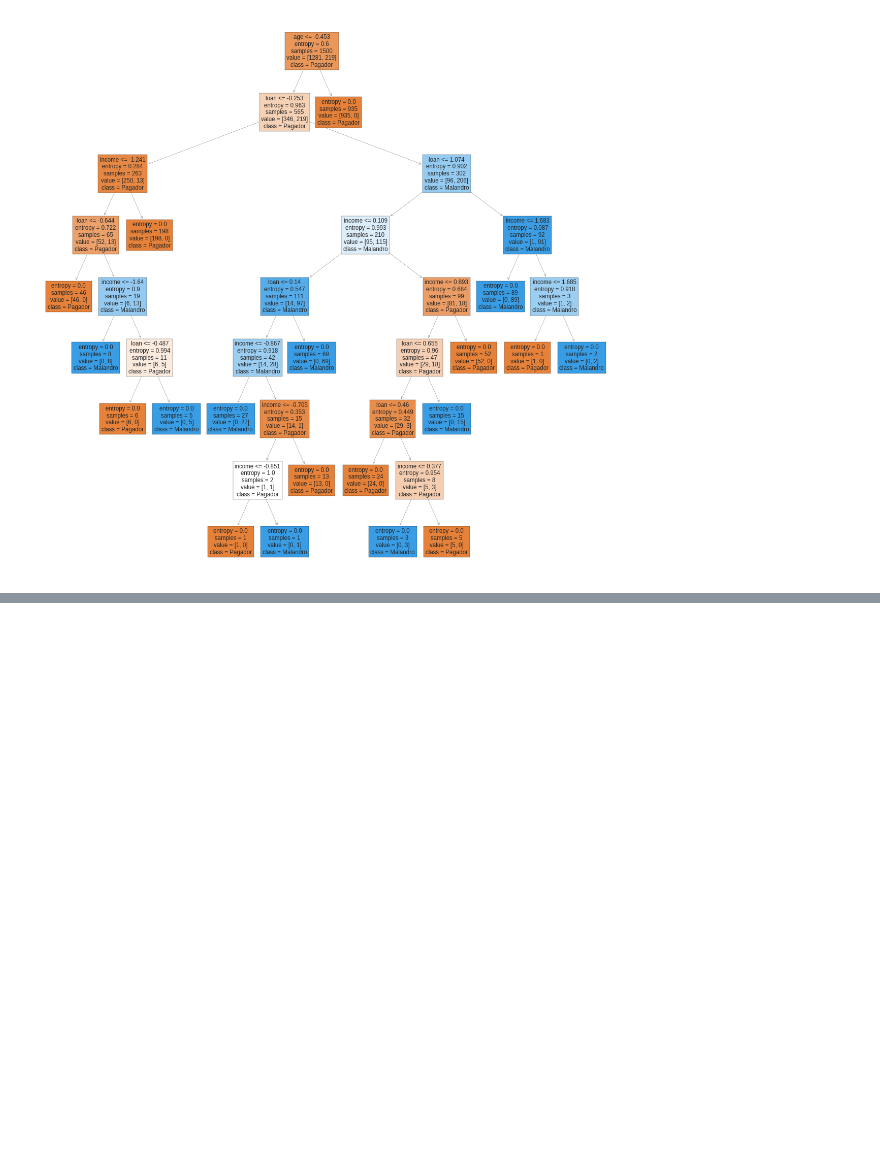
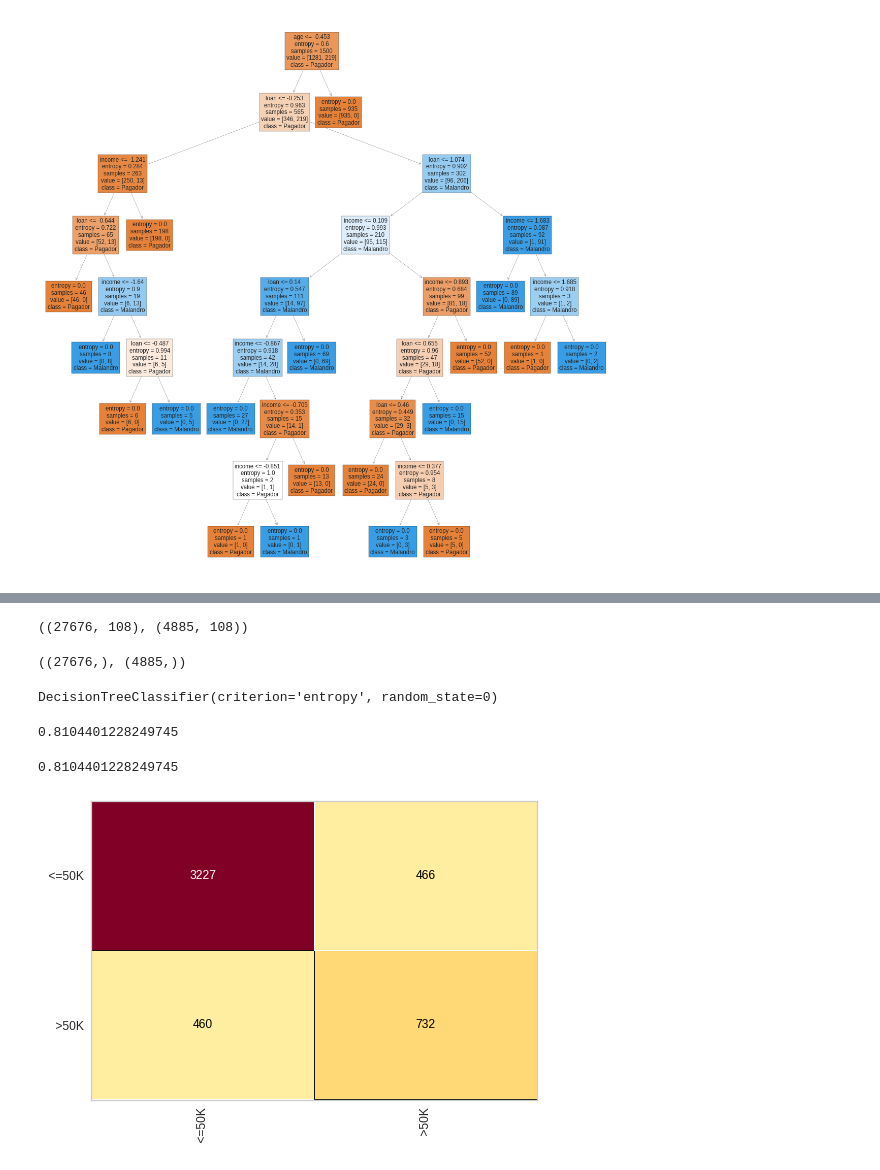
Before and after one commit to JeanAlvesR/CursoMachineLearning, a Jupyter notebook: Decision_trees.ipynb, the cells around one changed output, grey strips where cells are left out. Drawn from its saved outputs; the diff is of its cells as text; code cells hidden in the pictures; blank space fills up the shorter version.

Commit message:
Árvores = ['credit_risk_tree', 'credit_tree', 'census_tree'] #Finalizado

```diff
--- a/Decision_trees.ipynb
+++ b/Decision_trees.ipynb
@@ -91,0 +94,16 @@ figura.savefig('credit_tree.png')
+# %%
+with open('census.pkl','rb') as f:
+  X_census_train, y_census_train, X_census_test, y_census_test = pickle.load(f)
+# %%
+X_census_train.shape, X_census_test.shape
+# %% [output]
+((27676, 108), (4885, 108))
+# %%
+y_census_train.shape, y_census_test.shape
+# %% [output]
+((27676,), (4885,))
+# %%
+census_tree = DecisionTreeClassifier(criterion='entropy', random_state=0)
+census_tree.fit(X_census_train, y_census_train)
+# %% [output]
+DecisionTreeClassifier(criterion='entropy', random_state=0)
@@ -91,0 +112,11 @@ figura.savefig('credit_tree.png')
+# %%
+accuracy_score(y_census_test, previsoes)
+# %% [output]
+0.8104401228249745
+# %%
+cm = ConfusionMatrix(census_tree)
+cm.fit(X_census_train, y_census_train)
+cm.score(X_census_test, y_census_test)
+# %% [output]
+0.8104401228249745
+[figure, added]
```
Also changed, not shown: parts of 3 cells of this notebook.
